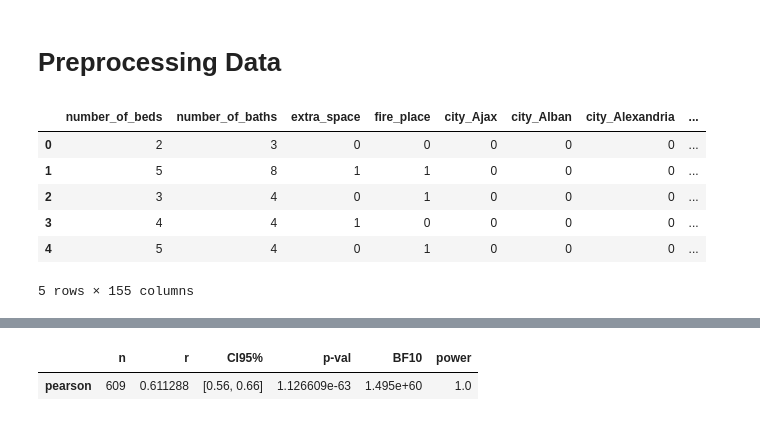
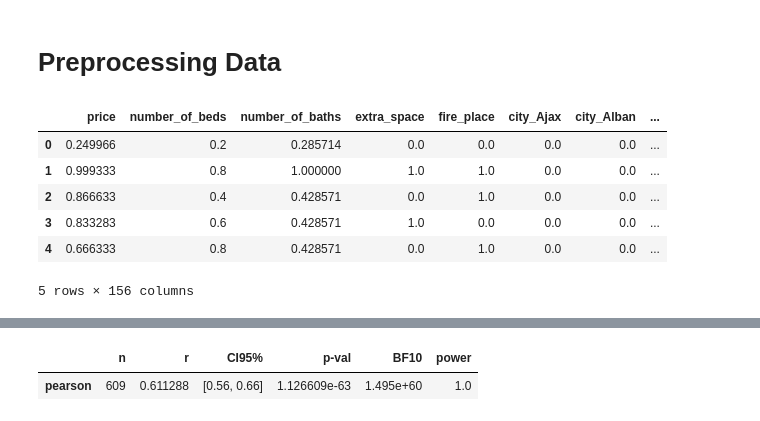
Before and after one commit to VincentGordon-Data-Analyst/final-project, a Jupyter notebook: Machine Learning/DecisionTree.ipynb, the cells around one changed output, grey strips where cells are left out. Cells and saved outputs as stored; diff of their text form; code cells hidden in the pictures.

```diff
--- a/Machine Learning/DecisionTree.ipynb
+++ b/Machine Learning/DecisionTree.ipynb
@@ -68,16 +68,3 @@ df.head()
 5 rows × 156 columns
 # %% [markdown]
 # Preprocessing Data
-# %%
-# Create features set
-X = df.copy()
-X.drop(["price"], axis=1, inplace=True)
-X.head()
-# %% [output]
-|  | number_of_beds | number_of_baths | extra_space | fire_place | city_Ajax | city_Alban | city_Alexandria | ... |
-| 0 | 2 | 3 | 0 | 0 | 0 | 0 | 0 | ... |
-| 1 | 5 | 8 | 1 | 1 | 0 | 0 | 0 | ... |
-| 2 | 3 | 4 | 0 | 1 | 0 | 0 | 0 | ... |
-| 3 | 4 | 4 | 1 | 0 | 0 | 0 | 0 | ... |
-| 4 | 5 | 4 | 0 | 1 | 0 | 0 | 0 | ... |
-5 rows × 155 columns
@@ -87,3 +71,22 @@ y = df["price"]
+# %%
+# Separate the data into labels and features
+# X = new_df.copy()
+X = MinMaxScaler().fit_transform(new_df)
+
+X_df = pd.DataFrame(X, columns=new_df.columns)
+
+# Separate the y variable, the labels
+y = df["price"]
+
+X_df.head()
+# %% [output]
+|  | price | number_of_beds | number_of_baths | extra_space | fire_place | city_Ajax | city_Alban | ... |
+| 0 | 0.249966 | 0.2 | 0.285714 | 0.0 | 0.0 | 0.0 | 0.0 | ... |
+| 1 | 0.999333 | 0.8 | 1.000000 | 1.0 | 1.0 | 0.0 | 0.0 | ... |
+| 2 | 0.866633 | 0.4 | 0.428571 | 0.0 | 1.0 | 0.0 | 0.0 | ... |
+| 3 | 0.833283 | 0.6 | 0.428571 | 1.0 | 0.0 | 0.0 | 0.0 | ... |
+| 4 | 0.666333 | 0.8 | 0.428571 | 0.0 | 1.0 | 0.0 | 0.0 | ... |
+5 rows × 156 columns
 # %%
 from sklearn.tree import DecisionTreeRegressor
 
```
Also changed, not shown: parts of 13 cells of this notebook, 8 other files.
